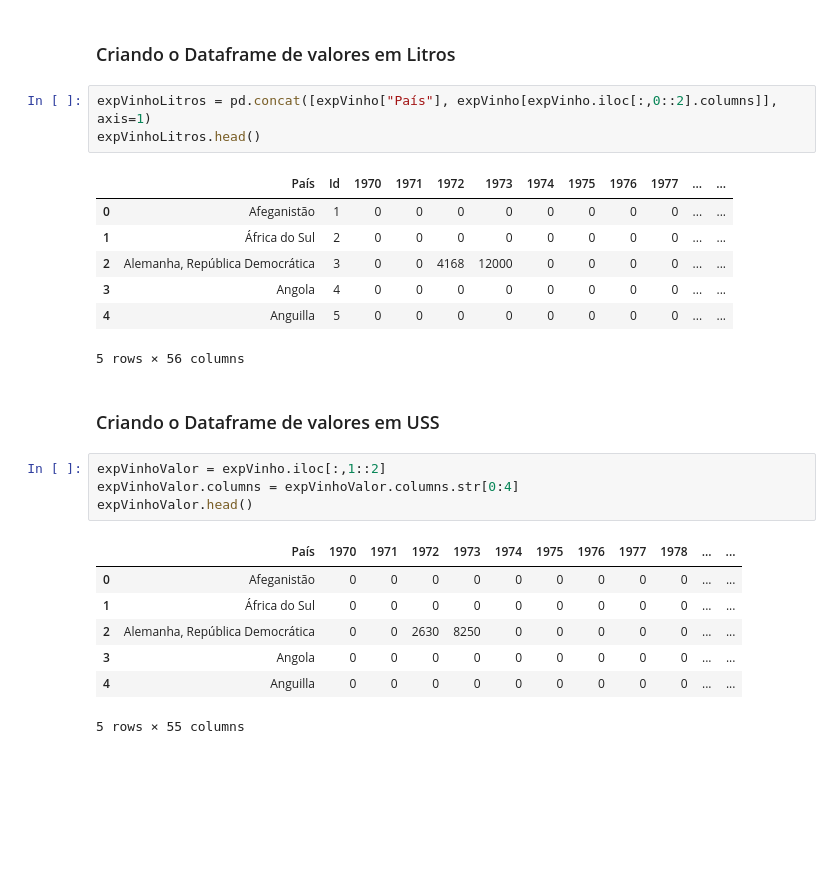
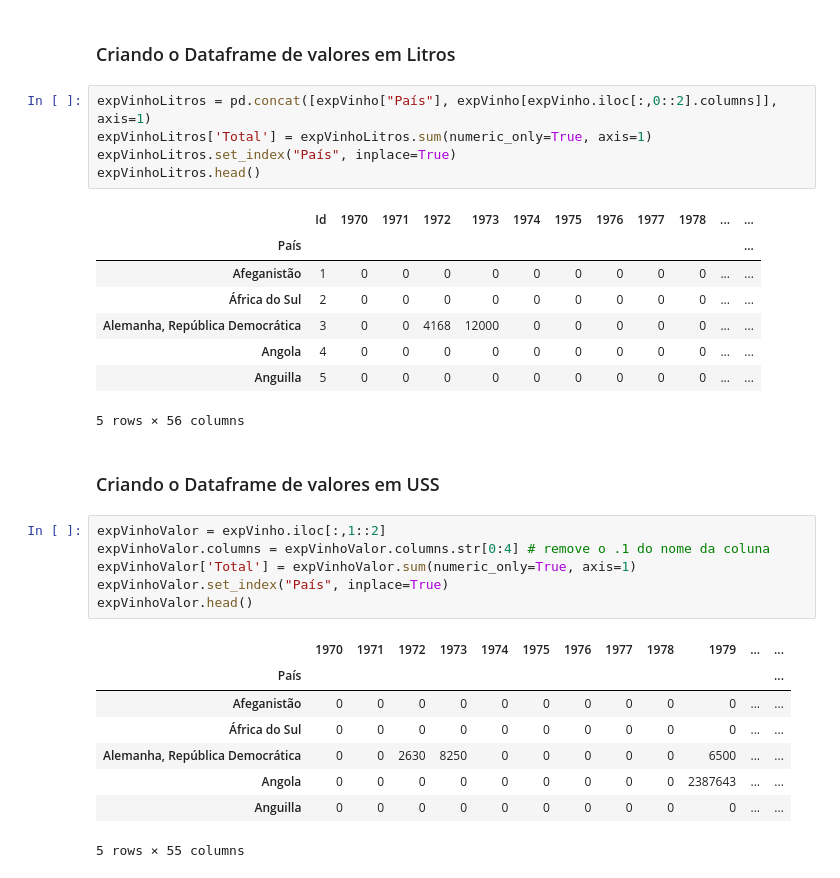
Before and after one commit to felipefreitasffs/wineAnalysis, a Jupyter notebook: src/wine.ipynb, the cells around one changed output. Cells and saved outputs as stored; diff of their text form; blank space fills up the shorter version.

```diff
--- a/src/wine.ipynb
+++ b/src/wine.ipynb
@@ -17,26 +18,32 @@ expVinho.head()
 ### Criando o Dataframe de valores em Litros
 # %%
 expVinhoLitros = pd.concat([expVinho["País"], expVinho[expVinho.iloc[:,0::2].columns]], axis=1)
+expVinhoLitros['Total'] = expVinhoLitros.sum(numeric_only=True, axis=1)
+expVinhoLitros.set_index("País", inplace=True)
 expVinhoLitros.head()
 # %% [output]
-|  | País | Id | 1970 | 1971 | 1972 | 1973 | 1974 | 1975 | 1976 | 1977 | ... | ... |
-| 0 | Afeganistão | 1 | 0 | 0 | 0 | 0 | 0 | 0 | 0 | 0 | ... | ... |
-| 1 | África do Sul | 2 | 0 | 0 | 0 | 0 | 0 | 0 | 0 | 0 | ... | ... |
-| 2 | Alemanha, República Democrática | 3 | 0 | 0 | 4168 | 12000 | 0 | 0 | 0 | 0 | ... | ... |
-| 3 | Angola | 4 | 0 | 0 | 0 | 0 | 0 | 0 | 0 | 0 | ... | ... |
-| 4 | Anguilla | 5 | 0 | 0 | 0 | 0 | 0 | 0 | 0 | 0 | ... | ... |
+|  | Id | 1970 | 1971 | 1972 | 1973 | 1974 | 1975 | 1976 | 1977 | 1978 | ... | ... |
+| País |  |  |  |  |  |  |  |  |  |  |  | ... |
+| Afeganistão | 1 | 0 | 0 | 0 | 0 | 0 | 0 | 0 | 0 | 0 | ... | ... |
+| África do Sul | 2 | 0 | 0 | 0 | 0 | 0 | 0 | 0 | 0 | 0 | ... | ... |
+| Alemanha, República Democrática | 3 | 0 | 0 | 4168 | 12000 | 0 | 0 | 0 | 0 | 0 | ... | ... |
+| Angola | 4 | 0 | 0 | 0 | 0 | 0 | 0 | 0 | 0 | 0 | ... | ... |
+| Anguilla | 5 | 0 | 0 | 0 | 0 | 0 | 0 | 0 | 0 | 0 | ... | ... |
 5 rows × 56 columns
 # %% [markdown]
 ### Criando o Dataframe de valores em USS
 # %%
 expVinhoValor = expVinho.iloc[:,1::2]
-expVinhoValor.columns = expVinhoValor.columns.str[0:4]
+expVinhoValor.columns = expVinhoValor.columns.str[0:4] # remove o .1 do nome da coluna
+expVinhoValor['Total'] = expVinhoValor.sum(numeric_only=True, axis=1)
+expVinhoValor.set_index("País", inplace=True)
 expVinhoValor.head()
 # %% [output]
-|  | País | 1970 | 1971 | 1972 | 1973 | 1974 | 1975 | 1976 | 1977 | 1978 | ... | ... |
-| 0 | Afeganistão | 0 | 0 | 0 | 0 | 0 | 0 | 0 | 0 | 0 | ... | ... |
-| 1 | África do Sul | 0 | 0 | 0 | 0 | 0 | 0 | 0 | 0 | 0 | ... | ... |
-| 2 | Alemanha, República Democrática | 0 | 0 | 2630 | 8250 | 0 | 0 | 0 | 0 | 0 | ... | ... |
-| 3 | Angola | 0 | 0 | 0 | 0 | 0 | 0 | 0 | 0 | 0 | ... | ... |
-| 4 | Anguilla | 0 | 0 | 0 | 0 | 0 | 0 | 0 | 0 | 0 | ... | ... |
+|  | 1970 | 1971 | 1972 | 1973 | 1974 | 1975 | 1976 | 1977 | 1978 | 1979 | ... | ... |
+| País |  |  |  |  |  |  |  |  |  |  |  | ... |
+| Afeganistão | 0 | 0 | 0 | 0 | 0 | 0 | 0 | 0 | 0 | 0 | ... | ... |
+| África do Sul | 0 | 0 | 0 | 0 | 0 | 0 | 0 | 0 | 0 | 0 | ... | ... |
+| Alemanha, República Democrática | 0 | 0 | 2630 | 8250 | 0 | 0 | 0 | 0 | 0 | 6500 | ... | ... |
+| Angola | 0 | 0 | 0 | 0 | 0 | 0 | 0 | 0 | 0 | 2387643 | ... | ... |
+| Anguilla | 0 | 0 | 0 | 0 | 0 | 0 | 0 | 0 | 0 | 0 | ... | ... |
 5 rows × 55 columns
```
Also changed, not shown: parts of 5 cells of this notebook.
